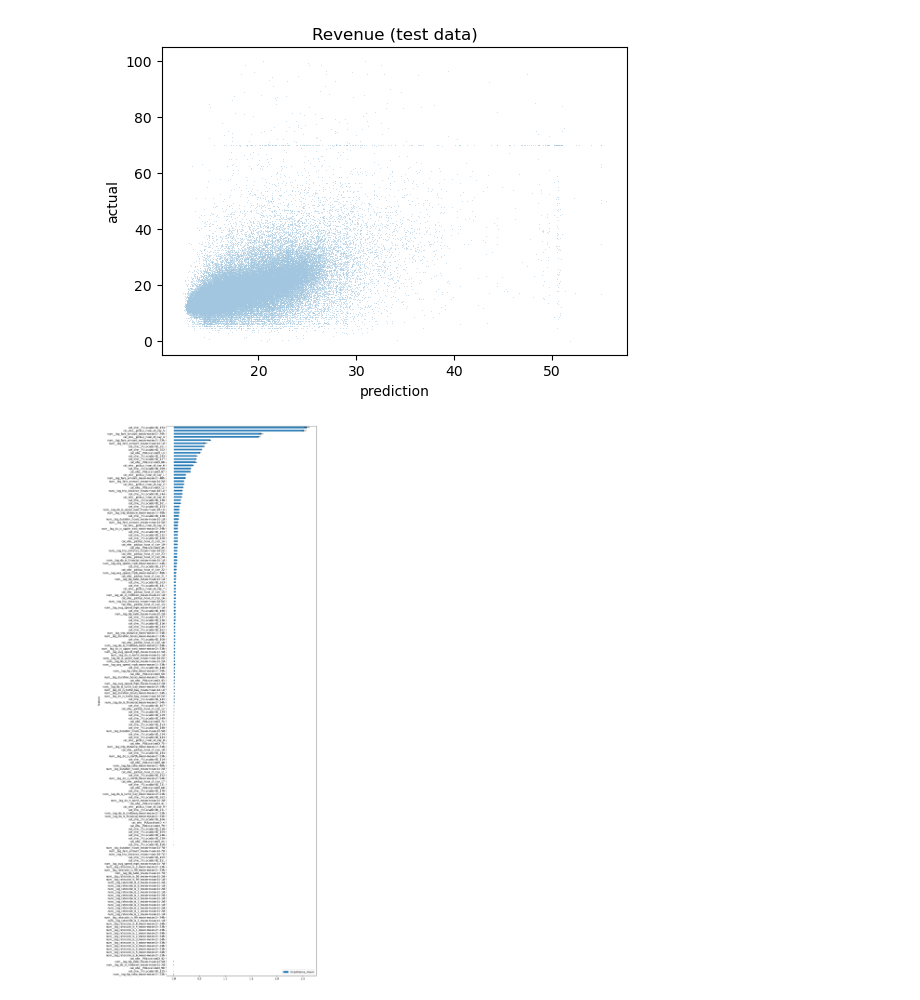
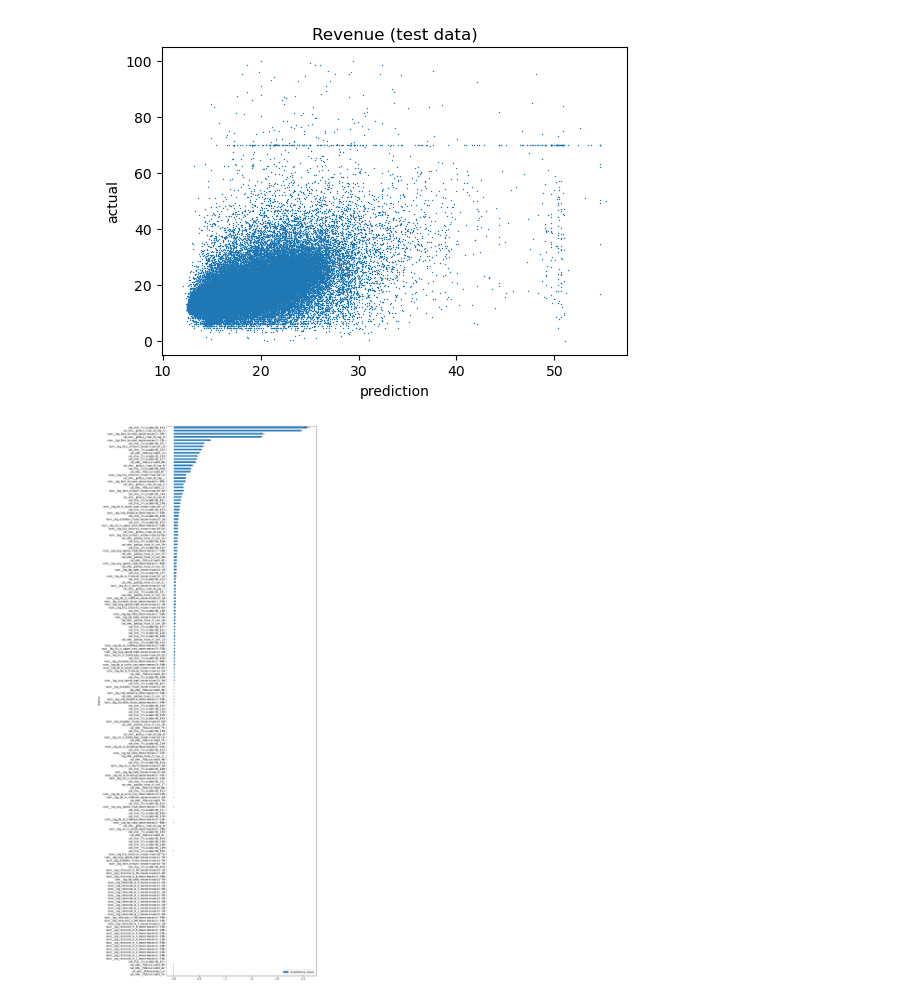
Before and after one commit to sarfaraz79/driver-scheduling, a Jupyter notebook: final/05_final-eval.ipynb, the cells around one changed output. Drawn from its saved outputs; the diff is of its cells as text; code cells hidden in the pictures.

```diff
--- a/final/05_final-eval.ipynb
+++ b/final/05_final-eval.ipynb
@@ -550,0 +551,9 @@ test   973.528373  31.201416  16.747439  0.880168
+# %%
+with oneplot() as ax:
+    sns.lineplot(
+        model_trained_demand.loss_curve_,
+        ax=ax,
+    )
+    ax.set_xlabel("Iteration")
+    ax.set_ylabel("Loss (Squared Error)")
+    ax.set_title("Training loss curve")
@@ -554,7 +565,7 @@ with oneplot() as ax:
         ax=ax,
         x=y_test_pred_demand,
         y=y_test_demand,
-        s=0.2,
+        s=1,
         linewidth=0,
     ),
     ax.set_xlabel("prediction")
@@ -611,0 +623,9 @@ test   31.972905  5.654459  3.215957  0.351865
+# %%
+with oneplot() as ax:
+    sns.lineplot(
+        model_trained_revenue.train_score_,
+        ax=ax,
+    )
+    ax.set_xlabel("Iteration")
+    ax.set_ylabel("Loss (Squared Error)")
+    ax.set_title("Training score curve")
@@ -612,17 +634,17 @@ test   31.972905  5.654459  3.215957  0.351865
 # %%
 with oneplot() as ax:
     sns.scatterplot(
         ax=ax,
         x=y_test_pred_revenue,
         y=y_test_revenue,
-        s=0.2,
+        s=1,
         linewidth=0,
     ),
     ax.set_xlabel("prediction")
     ax.set_ylabel("actual")
     ax.set_title("Revenue (test data)")
 # %% [output]
-[figure, old version]
+[figure, new version]
 # %%
 with oneplot(figsize=(12, 30), tight=True) as ax:
     imp_revenue.plot.barh(
@@ -632,7 +654,7 @@ with oneplot(figsize=(12, 30), tight=True) as ax:
         xerr="importance_std",
     )
 # %% [output]
-[figure, old version]
+[figure, new version]
 # %%
 predictions = pd.merge(
     pd.concat([X_test_keys_demand, pd.Series(y_test_pred_demand, name="pred_ride_count")], axis="columns"),
```
Also changed, not shown: parts of 7 cells of this notebook, 3 other files.
